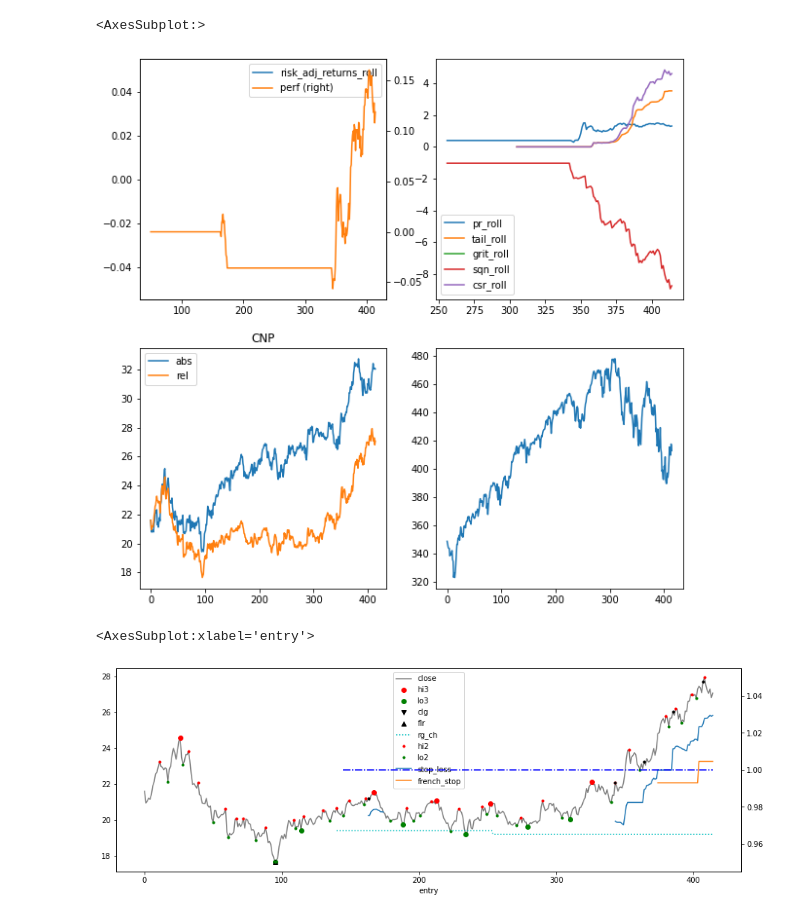
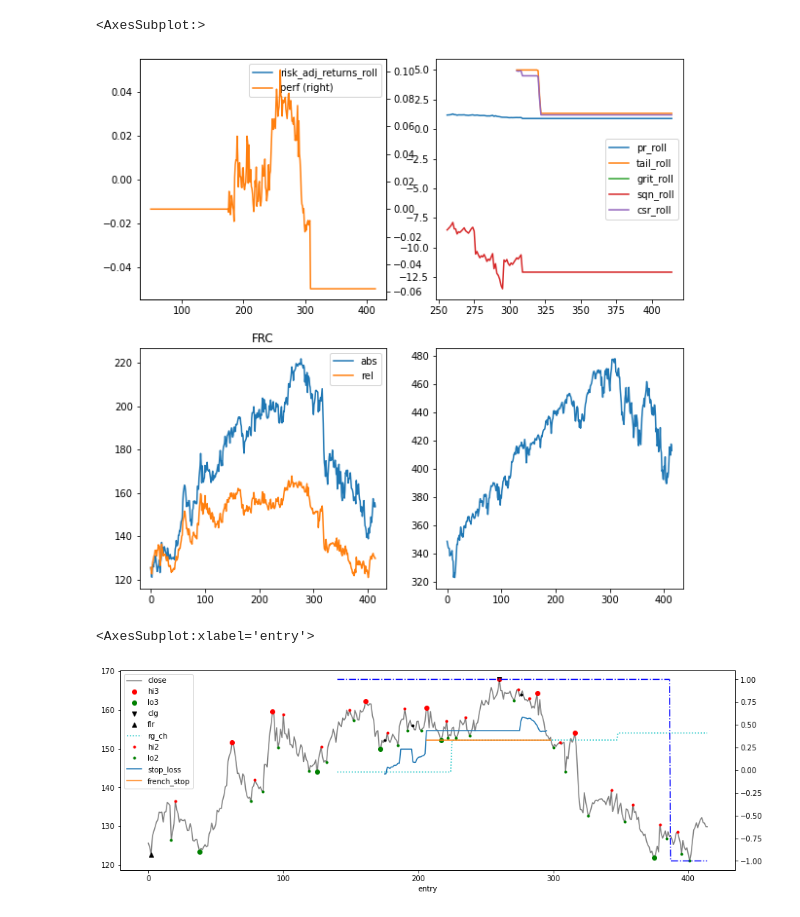
Before and after one commit to bjahnke/backtest_notebook, a Jupyter notebook: notes/backtester.ipynb, the cells around one changed output. Cells and saved outputs as stored; diff of their text form; code cells hidden in the pictures.

```diff
--- a/notes/backtester.ipynb
+++ b/notes/backtester.ipynb
@@ -20,30 +20,30 @@ import scripts
 _relative_rebased = sbtu.PriceGlob(_price_data).relative_rebased(_bench.close)
 _price_data_by_symbol = sbtu.PriceGlob(_price_data).swap_level()
 # %%
-symbol = 'CNP'
+symbol = 'FRC'
 _strat_data = _strategy_lookup[symbol]
 _stats = _strategy_lookup[symbol].stat_historical
 _, axs = plt.subplots(2, 2)
 _stats[['risk_adj_returns_roll', 'perf']].plot(secondary_y=['perf'], ax=axs[0, 0], figsize=[10,10])
 plot_copy = _stats[['pr_roll', 'tail_roll', 'grit_roll', 'sqn_roll', 'csr_roll']]
 plot_copy.plot(ax=axs[0, 1])
 
 def get_abs_rel(_s):
     sd = _price_data_by_symbol.data[_s]
     rel = sur.simple_relative(sd, _bench.close).close
     return pd.DataFrame(
         data={
             'abs': sd.close,
             'rel': rel
         }
     )
 
 _symbol_data = _price_data_by_symbol.data[symbol]
 get_abs_rel(symbol).plot(title=symbol, ax=axs[1, 0])
 _bench.close.plot(ax=axs[1, 1])
 # %% [output]
 <AxesSubplot:>
-[figure, old version]
+[figure, new version]
 # %%
 epd = _strategy_lookup[symbol].enhanced_price_data.copy()
 epd['french_stop'] = _strategy_lookup[symbol].french_stop.stop_price
@@ -57,7 +57,7 @@ _en_cpy.index = _en_cpy.entry
 _en_cpy.en_px.plot(style='k.')
 # %% [output]
 <AxesSubplot:xlabel='entry'>
-[figure, old version]
+[figure, new version]
 # %%
 
 _pt = _strategy_lookup[symbol].peak_table.copy()
```
Also changed, not shown: parts of 3 cells of this notebook, 2 other files.
